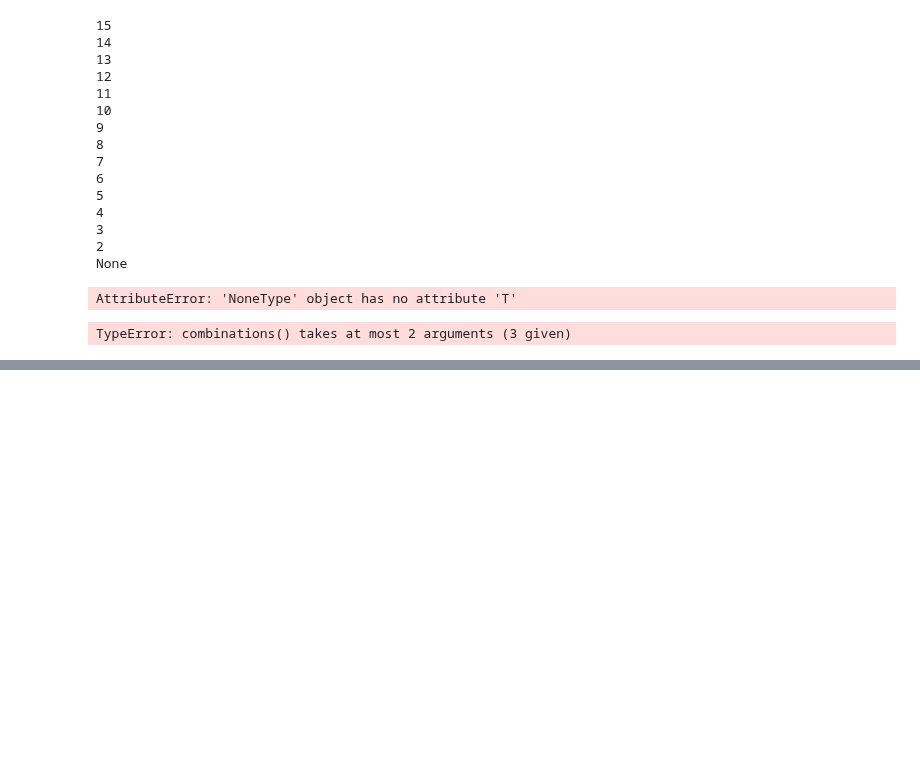
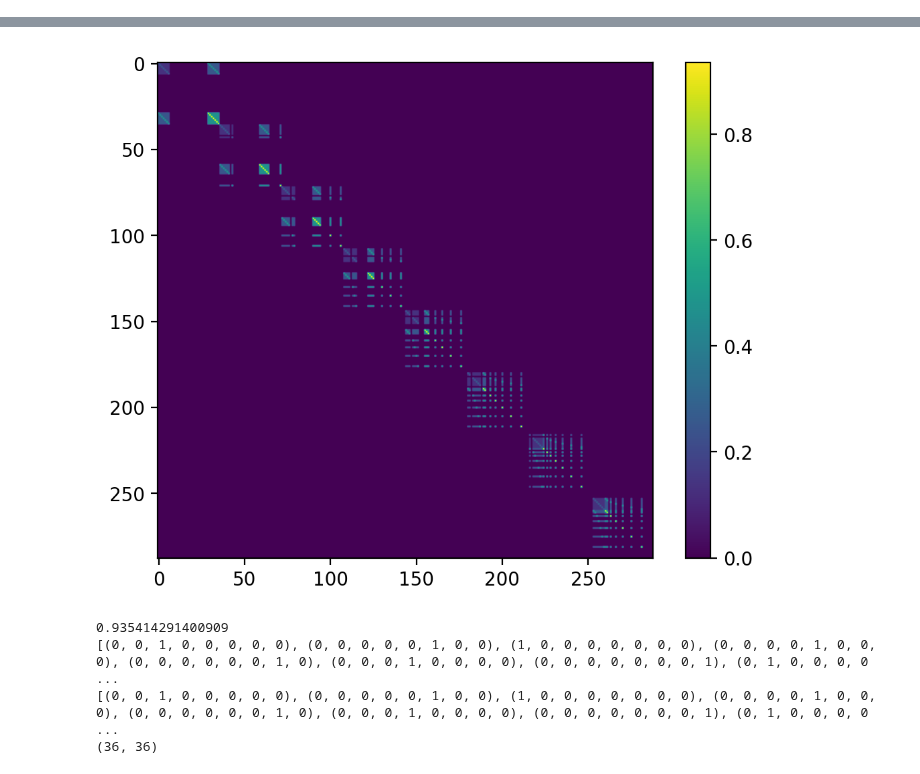
Before and after one commit to blake-holman/ED_Adversaries, a Jupyter notebook: Span.ipynb, the cells around one changed output, grey strips where cells are left out. Drawn from its saved outputs; the diff is of its cells as text; code cells hidden in the pictures; blank space fills up the shorter version.

```diff
--- a/Span.ipynb
+++ b/Span.ipynb
@@ -473,45 +0,0 @@ LinAlgError: Matrix is not positive definite
-# %%
-X2 = X
-# print(X)
-L = get_cholesky_fact(X2)
-print(L)
-partials = decompose_cholesky(L.T, prob)
-# print(partials[0].shape)
-# plt.imshow(L.T)
-# plt.show()
-# print(sp.A)
-# for partial in partials:
-    # plt.imshow(partial)
-    # plt.colorbar()
-    # plt.show()
-# plt.imshow()
-sp = span_from_decomp(partials, prob)
-# plt.imshow()
-print(set(sp.A.flatten()))
-plt.imshow(np.array(sp.witnesses).T)
-plt.colorbar()
-plt.show()
-sp.visualize_A()
-sp.visualize_witnesses()
-print(np.array(sp.witnesses).T)
-# %% [output]
-15
-14
-13
-12
-11
-10
-9
-8
-7
-6
-5
-4
-3
-2
-None
-AttributeError: 'NoneType' object has no attribute 'T'
-# %%
-list(itertools.combinations([(1,2), (3,4)], 2))
-# %% [output]
-TypeError: combinations() takes at most 2 arguments (3 given)
@@ -517,0 +52,30 @@ TypeError: combinations() takes at most 2 arguments (3 given)
+# %%
+diffs = []
+# prob = ED(3)
+prob = threshold_k(8, 2)
+print(prob.yes_len, prob.no_len, prob.len)
+target = np.zeros(prob.yes_len)
+# target[0] = 1
+v, X = span_solver(prob, solver_params={"solver": "MOSEK", "verbose": True})
+# v, X = span_solver(prob, 3)
+# print(big)
+# plt.imshow(big)
+# plt.colorbar()
+# plt.show()
+plt.imshow(X)
+plt.colorbar()
+plt.show()
+print(np.max(X))
+visualize(X[: prob.len, : prob.len], (prob.instances, prob.instances))
+# plt.imshow(Y)
+# plt.imshow(T)
+# print(np.max(np.abs(Y)))
+# plt.colorbar()
+# plt.show()
+# plt.imshow(X_ieq)
+# plt.colorbar()
+# plt.show()
+# plt.imshow(X_eq-X_ieq)
+# plt.colorbar()
+# plt.show()
+# %% [output]
@@ -517,0 +99,5 @@ TypeError: combinations() takes at most 2 arguments (3 given)
+[figure, added]
+0.935414291400909
+[(0, 0, 1, 0, 0, 0, 0, 0), (0, 0, 0, 0, 0, 1, 0, 0), (1, 0, 0, 0, 0, 0, 0, 0), (0, 0, 0, 0, 1, 0, 0, 0), (0, 0, 0, 0, 0, 0, 1, 0), (0, 0, 0, 1, 0, 0, 0, 0), (0, 0, 0, 0, 0, 0, 0, 1), (0, 1, 0, 0, 0, 0 ...
+[(0, 0, 1, 0, 0, 0, 0, 0), (0, 0, 0, 0, 0, 1, 0, 0), (1, 0, 0, 0, 0, 0, 0, 0), (0, 0, 0, 0, 1, 0, 0, 0), (0, 0, 0, 0, 0, 0, 1, 0), (0, 0, 0, 1, 0, 0, 0, 0), (0, 0, 0, 0, 0, 0, 0, 1), (0, 1, 0, 0, 0, 0 ...
+(36, 36)
```
Also changed, not shown: parts of 36 cells of this notebook, 9 other files.
